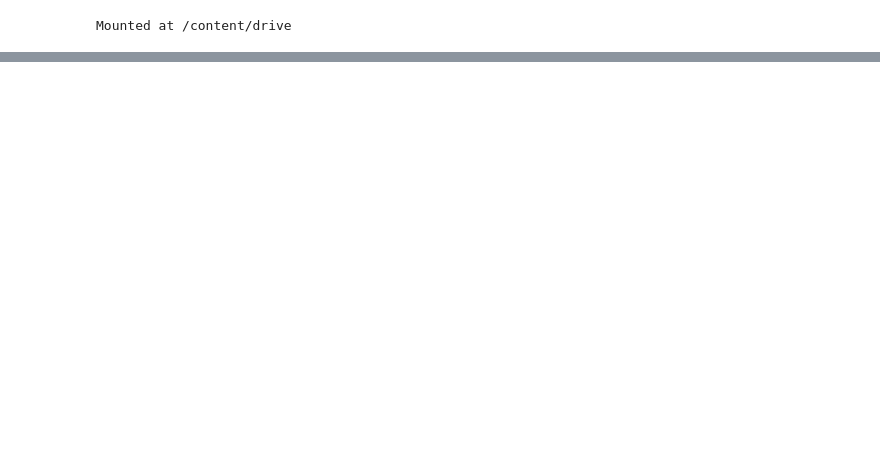
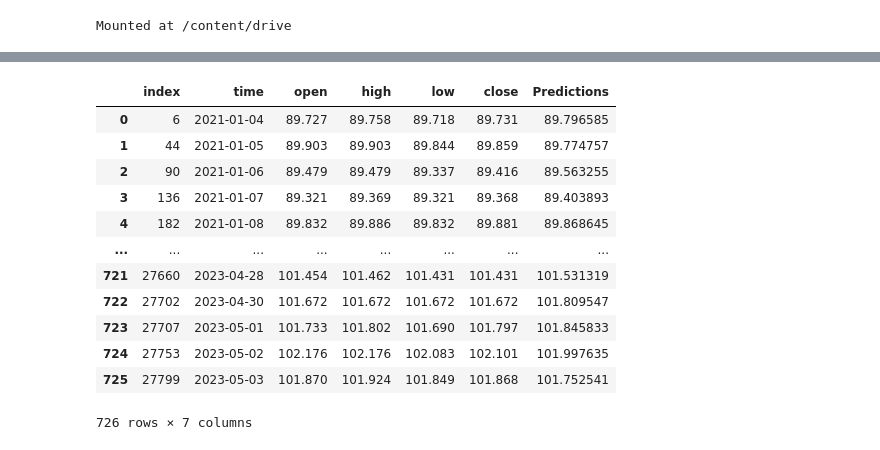
Before and after one commit to pyagoubi/Stuff, a Jupyter notebook: Untitled13.ipynb, the cells around one changed output, grey strips where cells are left out. Saved outputs shown, nothing was run; the diff lists cells and outputs as text; code cells hidden in the pictures; blank space fills up the shorter version.

```diff
--- a/Untitled13.ipynb
+++ b/Untitled13.ipynb
@@ -248,3 +384,19 @@ plt.show()
+# %%
+df.reset_index()
+# %% [output]
+|  | index | time | open | high | low | close | Predictions |
+| 0 | 6 | 2021-01-04 | 89.727 | 89.758 | 89.718 | 89.731 | 89.796585 |
+| 1 | 44 | 2021-01-05 | 89.903 | 89.903 | 89.844 | 89.859 | 89.774757 |
+| 2 | 90 | 2021-01-06 | 89.479 | 89.479 | 89.337 | 89.416 | 89.563255 |
+| 3 | 136 | 2021-01-07 | 89.321 | 89.369 | 89.321 | 89.368 | 89.403893 |
+| 4 | 182 | 2021-01-08 | 89.832 | 89.886 | 89.832 | 89.881 | 89.868645 |
+| ... | ... | ... | ... | ... | ... | ... | ... |
+| 721 | 27660 | 2023-04-28 | 101.454 | 101.462 | 101.431 | 101.431 | 101.531319 |
+| 722 | 27702 | 2023-04-30 | 101.672 | 101.672 | 101.672 | 101.672 | 101.809547 |
+| 723 | 27707 | 2023-05-01 | 101.733 | 101.802 | 101.690 | 101.797 | 101.845833 |
+| 724 | 27753 | 2023-05-02 | 102.176 | 102.176 | 102.083 | 102.101 | 101.997635 |
+| 725 | 27799 | 2023-05-03 | 101.870 | 101.924 | 101.849 | 101.868 | 101.752541 |
+726 rows × 7 columns
 # %%
 %%capture
 !pip install backtesting
```
Also changed, not shown: parts of 19 cells of this notebook.
